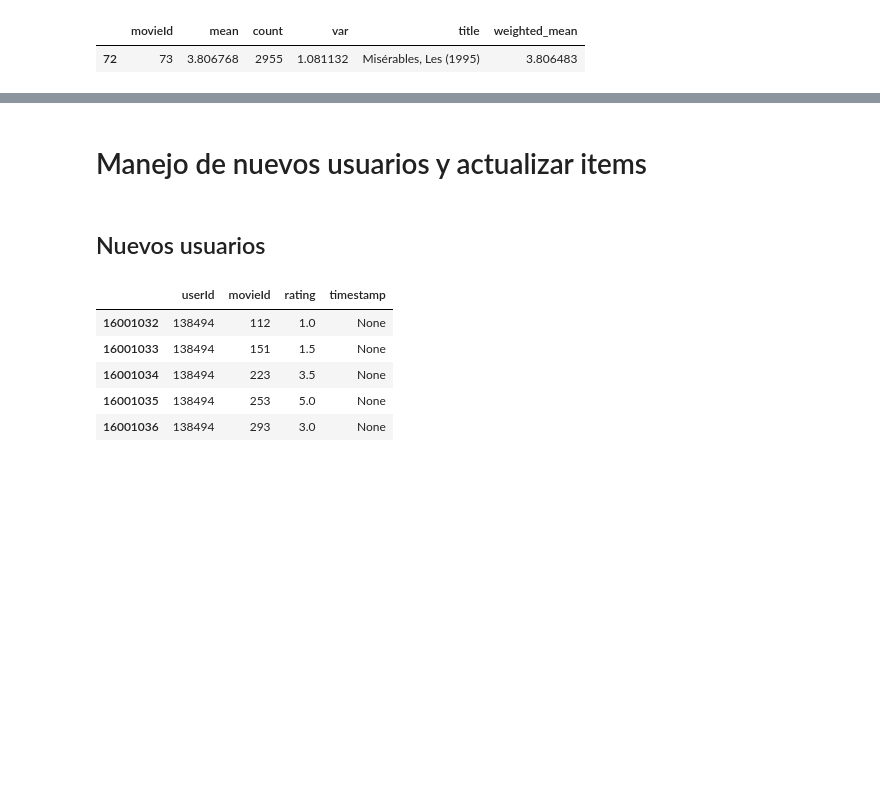
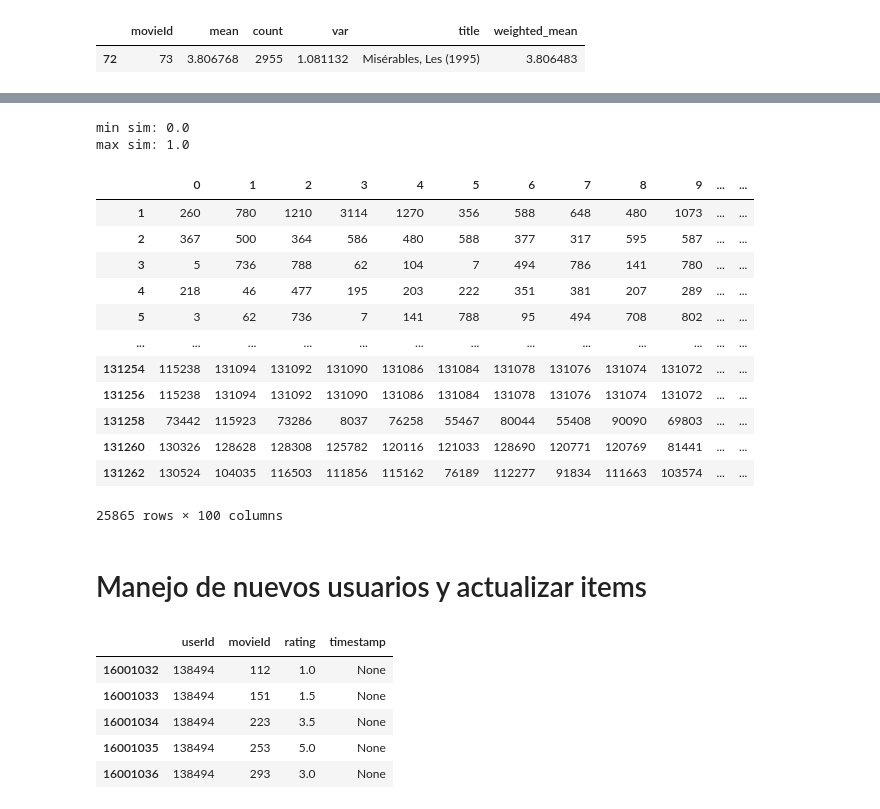
Before and after one commit to Traintain/MINE4201-202610-Taller, a Jupyter notebook: MINE4201_SR_Taller_1_Production.ipynb, the cells around one changed output, grey strips where cells are left out. Drawn from its saved outputs; the diff is of its cells as text; code cells hidden in the pictures; blank space fills up the shorter version.

```diff
--- a/MINE4201_SR_Taller_1_Production.ipynb
+++ b/MINE4201_SR_Taller_1_Production.ipynb
@@ -207,8 +209,8 @@ counts = np.diff(R_items.indptr)
 sums = np.add.reduceat(R_items.data, R_items.indptr[:-1])
 item_means = np.divide(sums, counts, out=np.zeros_like(sums), where=counts!=0)
 # %%
-with np.load(f"Train_neighbours/items_{best_sim}_top100_neighbors.npz") as data:
+with np.load(f"Train_neighbours/items_cosine_top100_neighbors.npz") as data:
     top_k_indices = data["indices"]
-    top_k_sims = data["sims"]
-print("min sim:", top_k_sims.min())
-print("max sim:", top_k_sims.max())
+# %% [output]
+min sim: 0.0
+max sim: 1.0
@@ -276,0 +217,24 @@ def recommend_movies_for_item(item_id, K=100, threshold=0.5, N=10):
+# %%
+movie_reverse_map = {idx: movieId for movieId, idx in item_map.items()}
+with np.load(f"Train_neighbours/items_cosine_top100_neighbors.npz") as data:
+    top_k_indices = data["indices"]
+top_neighbours_per_movie = {}
+for idx, neighbours in enumerate(top_k_indices):
+    neighbours_id = [ movie_reverse_map[n] for n in neighbours ]
+    top_neighbours_per_movie[movie_reverse_map[idx]] = neighbours_id
+
+pd.DataFrame.from_dict(top_neighbours_per_movie, orient='index')
+# %% [output]
+|  | 0 | 1 | 2 | 3 | 4 | 5 | 6 | 7 | 8 | 9 | ... | ... |
+| 1 | 260 | 780 | 1210 | 3114 | 1270 | 356 | 588 | 648 | 480 | 1073 | ... | ... |
+| 2 | 367 | 500 | 364 | 586 | 480 | 588 | 377 | 317 | 595 | 587 | ... | ... |
+| 3 | 5 | 736 | 788 | 62 | 104 | 7 | 494 | 786 | 141 | 780 | ... | ... |
+| 4 | 218 | 46 | 477 | 195 | 203 | 222 | 351 | 381 | 207 | 289 | ... | ... |
+| 5 | 3 | 62 | 736 | 7 | 141 | 788 | 95 | 494 | 708 | 802 | ... | ... |
+| ... | ... | ... | ... | ... | ... | ... | ... | ... | ... | ... | ... | ... |
+| 131254 | 115238 | 131094 | 131092 | 131090 | 131086 | 131084 | 131078 | 131076 | 131074 | 131072 | ... | ... |
+| 131256 | 115238 | 131094 | 131092 | 131090 | 131086 | 131084 | 131078 | 131076 | 131074 | 131072 | ... | ... |
+| 131258 | 73442 | 115923 | 73286 | 8037 | 76258 | 55467 | 80044 | 55408 | 90090 | 69803 | ... | ... |
+| 131260 | 130326 | 128628 | 128308 | 125782 | 120116 | 121033 | 128690 | 120771 | 120769 | 81441 | ... | ... |
+| 131262 | 130524 | 104035 | 116503 | 111856 | 115162 | 76189 | 112277 | 91834 | 111663 | 103574 | ... | ... |
+25865 rows × 100 columns
@@ -277,7 +254,5 @@ def recommend_movies_for_item(item_id, K=100, threshold=0.5, N=10):
 # %% [markdown]
 # Manejo de nuevos usuarios y actualizar items
-# %% [markdown]
-## Nuevos usuarios
 # %%
 new_rows = []
 
```
Also changed, not shown: parts of 10 cells of this notebook.
